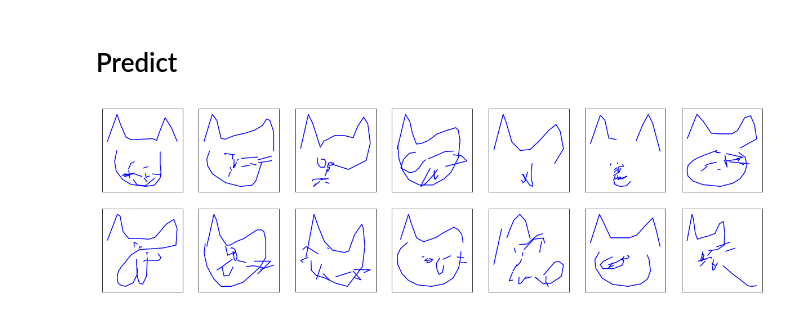
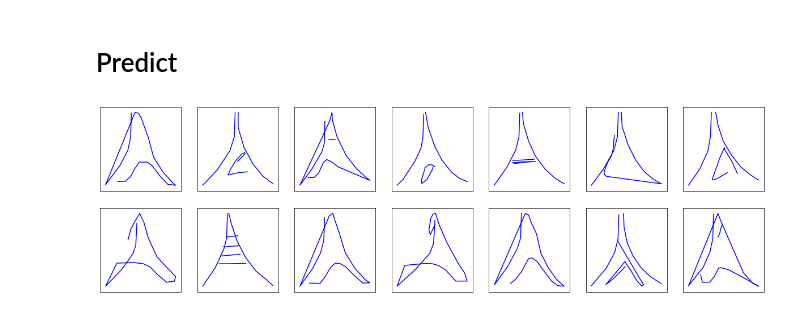
Before and after one commit to quentin-auge/draw, a Jupyter notebook: draw.ipynb, the cells around one changed output. Saved outputs shown, nothing was run; the diff lists cells and outputs as text; code cells hidden in the pictures.

```diff
--- a/draw.ipynb
+++ b/draw.ipynb
@@ -88,7 +88,7 @@ transformed_drawings = [transform_strokes(drawing) for drawing in drawings]
 # %%
 ds = get_dataset(transformed_drawings)
 # %%
-train_idxs, val_idxs = get_train_val_idxs(len(ds), sample_ratio=0.15)
+train_idxs, val_idxs = get_train_val_idxs(len(ds), sample_ratio=0.01)
 #train_idxs, val_idxs = [idxs, idxs]
 
 train_ds = Subset(ds, train_idxs)
@@ -182,7 +235,7 @@ batch_size = 64
 dim_hidden = 128
 n_gaussians = 20
 
-model = Decoder(dim_hidden, n_gaussians)
+model = Decoder(5, dim_hidden, n_gaussians)
 if torch.cuda.is_available():
     model = model.cuda()
 
@@ -227,24 +267,24 @@ model_name = dataset_name
 map_location = 'cuda' if torch.cuda.is_available() else 'cpu'
 model.load_state_dict(torch.load(f'./models/{dataset_name}.pth', map_location=map_location))
 # %%
-temperature = 1.0
+temperature = 0.1
 
 fig, axarr = get_canvas(2, 7)
 
 start_of_stroke = extract_start_of_stroke(val_ds, n_points=1)
 
 if torch.cuda.is_available():
     start_of_stroke = start_of_stroke.cuda()
 
 all_preds_strokes = []
 for i, ax in enumerate(axarr.flatten()):
-    pred_flat_strokes = generate(model, start_of_stroke, n_points=50, temperature=temperature)
+    pred_flat_strokes = generate(model, start_of_stroke, n_points=20, temperature=temperature)
     pred_flat_strokes = unstandarize_flat_strokes(pred_flat_strokes, val_means_stds)
     pred_strokes = inverse_transform_strokes(pred_flat_strokes)
     all_preds_strokes.append(pred_strokes)
     plot(pred_strokes, color='b', ax=ax)
 # %% [output]
-[figure, old version]
+[figure, new version]
 # %%
 %%capture
 pred_anim = get_animation(all_preds_strokes[0])
```
Also changed, not shown: parts of 18 cells of this notebook, 1 other file.
